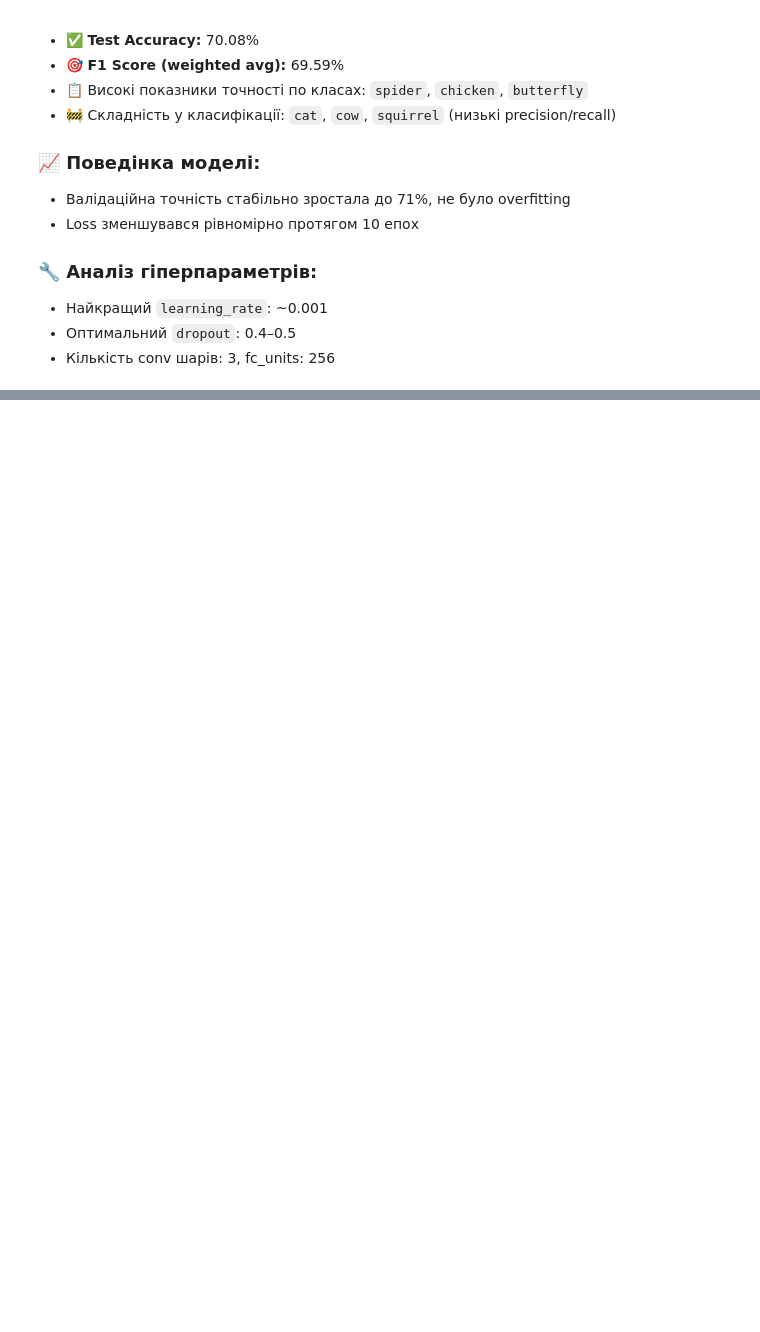
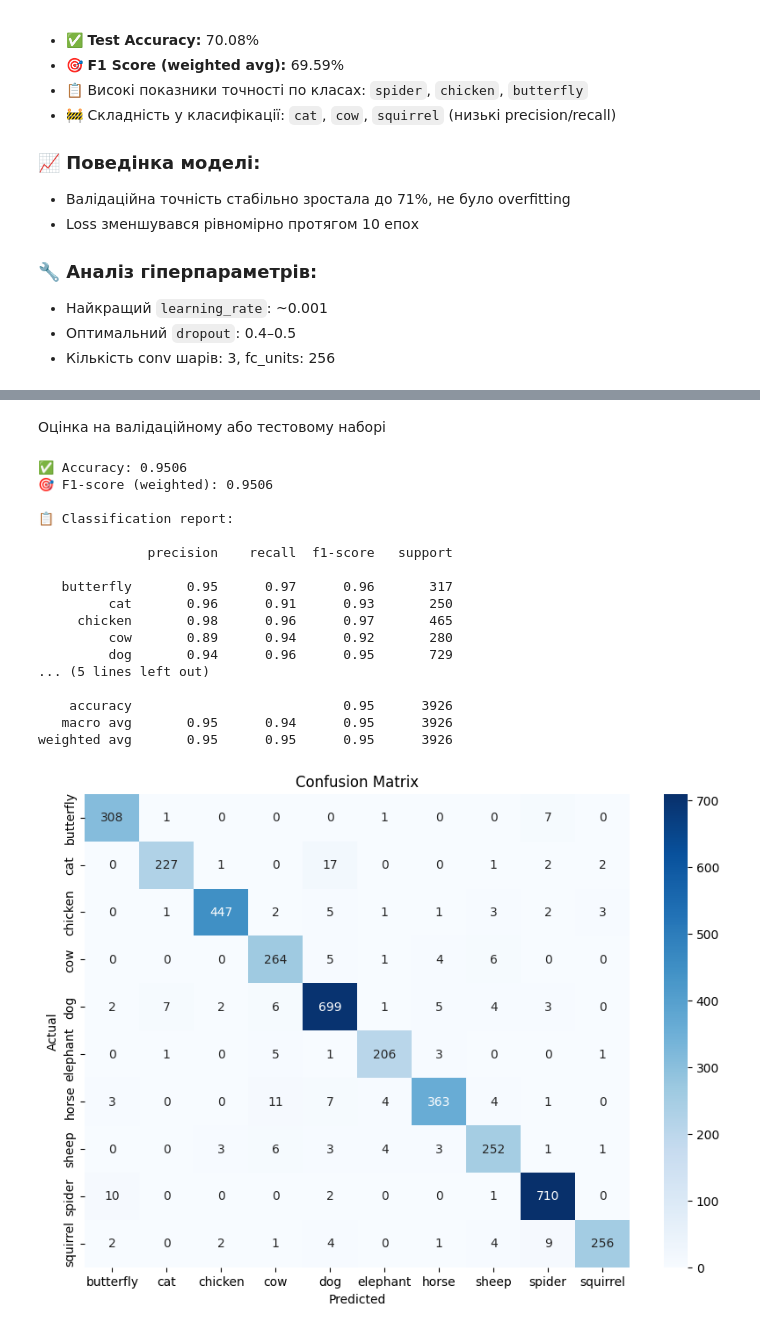
Before and after one commit to lesnich/animals10-cnn, a Jupyter notebook: cnn.ipynb, the cells around one changed output, grey strips where cells are left out. Drawn from its saved outputs; the diff is of its cells as text; code cells hidden in the pictures; blank space fills up the shorter version.

```diff
--- a/cnn.ipynb
+++ b/cnn.ipynb
@@ -886,0 +935,14 @@ print("✅ Model saved as best_model.pth")
+# %%
+# Define the number of output classes for your dataset
+num_classes = 10
+
+# Get the number of input features to the final fully connected (fc) layer
+num_features = model.fc.in_features
+
+# Replace the original fc layer with a new one that matches the number of classes
+model.fc = nn.Linear(num_features, num_classes)
+
+# Move the updated model to the device (GPU or CPU)
+model = model.to(device)
+
+print(f"✅ Final layer of the model replaced with {num_classes} output units")
@@ -886,0 +1022,59 @@ print("✅ Model saved as best_model.pth")
+# %% [markdown]
+Оцінка на валідаційному або тестовому наборі
+# %%
+from sklearn.metrics import accuracy_score, f1_score, confusion_matrix, classification_report
+import seaborn as sns
+import matplotlib.pyplot as plt
+import numpy as np
+
+# Set model to evaluation mode
+model.eval()
+all_preds, all_labels = [], []
+
+# Get predictions for the entire validation set
+with torch.no_grad():
+    for images, labels in val_loader:  # or test_loader
+        images, labels = images.to(device), labels.to(device)
+        outputs = model(images)
+        _, preds = torch.max(outputs, 1)
+        all_preds.extend(preds.cpu().numpy())
+        all_labels.extend(labels.cpu().numpy())
+
+# Calculate accuracy and F1-score
+acc = accuracy_score(all_labels, all_preds)
+f1 = f1_score(all_labels, all_preds, average='weighted')
+print(f"✅ Accuracy: {acc:.4f}")
+print(f"🎯 F1-score (weighted): {f1:.4f}")
+print("\n📋 Classification report:\n")
+print(classification_report(all_labels, all_preds, target_names=val_dataset.classes))
+
+# Plot confusion matrix
+cm = confusion_matrix(all_labels, all_preds)
+plt.figure(figsize=(10, 7))
+sns.heatmap(cm, annot=True, fmt='d',
+            xticklabels=val_dataset.classes,
+            yticklabels=val_dataset.classes,
+            cmap="Blues")
+plt.xlabel("Predicted")
+plt.ylabel("Actual")
+plt.title("Confusion Matrix")
+plt.show()
+# %% [output]
+✅ Accuracy: 0.9506
+🎯 F1-score (weighted): 0.9506
+
+📋 Classification report:
+
+              precision    recall  f1-score   support
+
+   butterfly       0.95      0.97      0.96       317
+         cat       0.96      0.91      0.93       250
+     chicken       0.98      0.96      0.97       465
+         cow       0.89      0.94      0.92       280
+         dog       0.94      0.96      0.95       729
+... (5 lines left out)
+
+    accuracy                           0.95      3926
+   macro avg       0.95      0.94      0.95      3926
+weighted avg       0.95      0.95      0.95      3926
+[figure, added]
```
Also changed, not shown: parts of 21 cells of this notebook, 1 other file.
